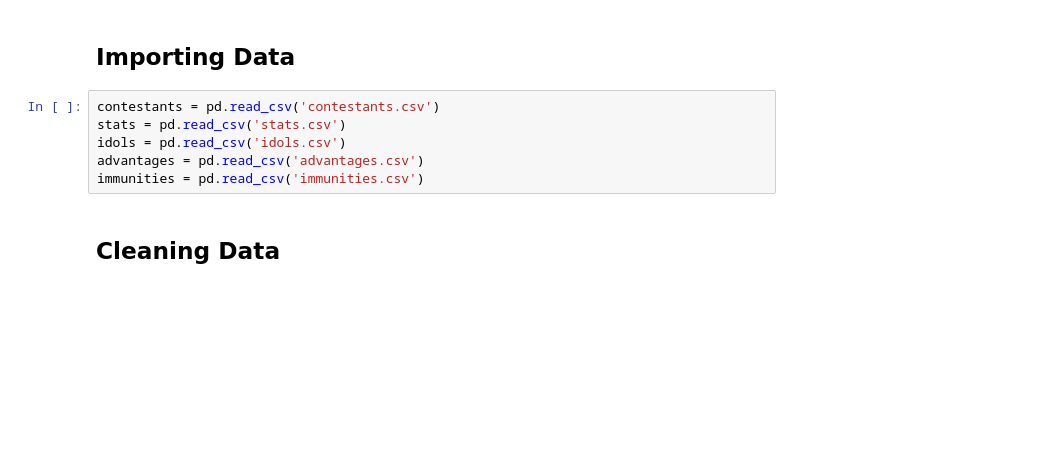
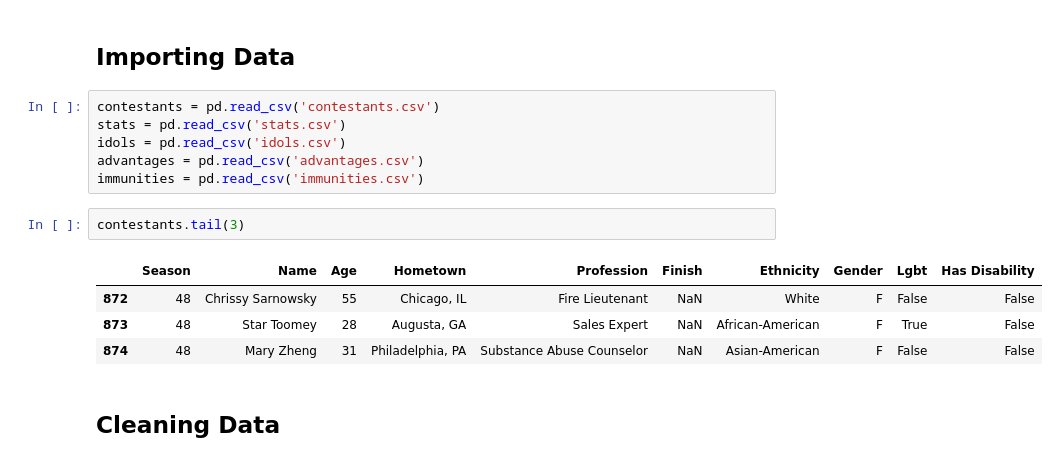
Before and after one commit to jubilbee/Survivor_EDA, a Jupyter notebook: Survivor_EDA.ipynb, the cells around one changed output. Saved outputs shown, nothing was run; the diff lists cells and outputs as text; blank space fills up the shorter version.

```diff
--- a/Survivor_EDA.ipynb
+++ b/Survivor_EDA.ipynb
@@ -19,6 +20,13 @@ stats = pd.read_csv('stats.csv')
 idols = pd.read_csv('idols.csv')
 advantages = pd.read_csv('advantages.csv')
 immunities = pd.read_csv('immunities.csv')
+# %%
+contestants.tail(3)
+# %% [output]
+|  | Season | Name | Age | Hometown | Profession | Finish | Ethnicity | Gender | Lgbt | Has Disability |
+| 872 | 48 | Chrissy Sarnowsky | 55 | Chicago, IL | Fire Lieutenant | NaN | White | F | False | False |
+| 873 | 48 | Star Toomey | 28 | Augusta, GA | Sales Expert | NaN | African-American | F | True | False |
+| 874 | 48 | Mary Zheng | 31 | Philadelphia, PA | Substance Abuse Counselor | NaN | Asian-American | F | False | False |
 # %% [markdown]
 ## Cleaning Data
 # %% [markdown]
```
Also changed, not shown: parts of 12 cells of this notebook, 5 other files.
